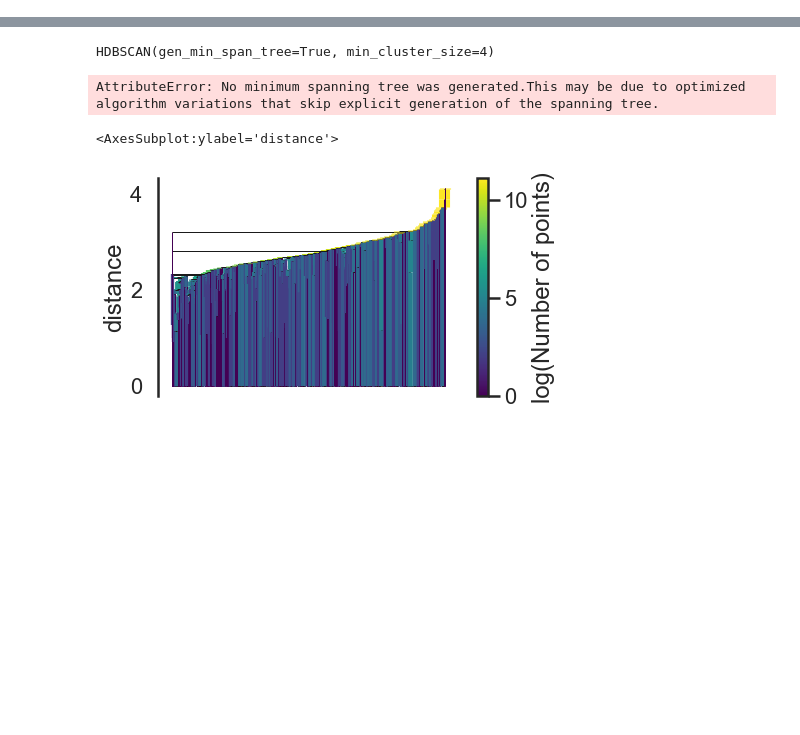
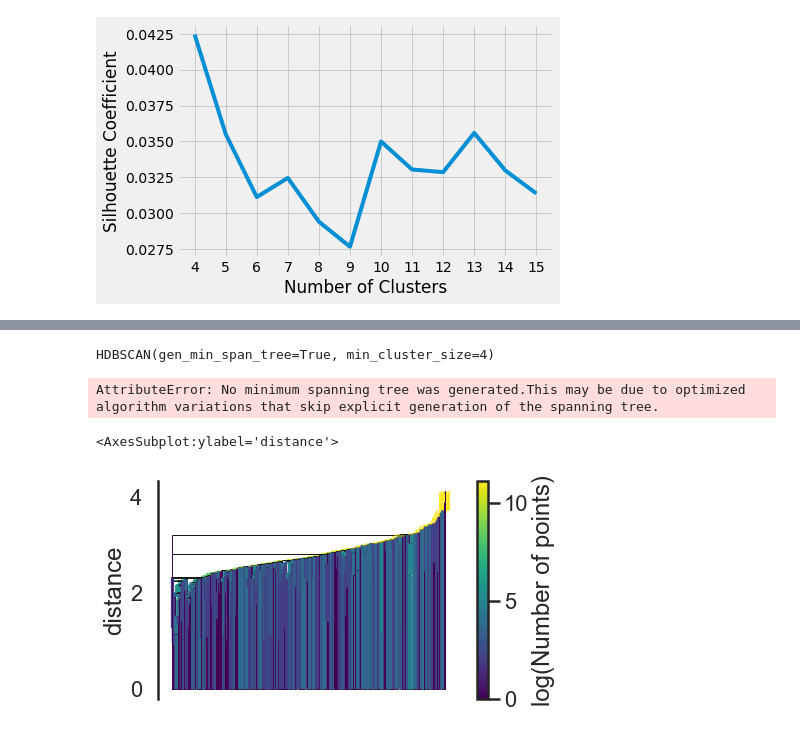
Before and after one commit to eboraks/job-description-nlp-analysis, a Jupyter notebook: notebook/Vectorize_and_Cluster_Phrases.ipynb, the cells around one changed output, grey strips where cells are left out. Cells and saved outputs as stored; diff of their text form; code cells hidden in the pictures; blank space fills up the shorter version.

```diff
--- a/notebook/Vectorize_and_Cluster_Phrases.ipynb
+++ b/notebook/Vectorize_and_Cluster_Phrases.ipynb
@@ -83,0 +104,9 @@ prediction = k_means.predict(vectorized_phrases)
+# %%
+plt.style.use("fivethirtyeight")
+plt.plot(range(MIN_N, MAX_N), silhouette_coefficients)
+plt.xticks(range(MIN_N, MAX_N))
+plt.xlabel("Number of Clusters")
+plt.ylabel("Silhouette Coefficient")
+plt.show()
+# %% [output]
+[figure, added]
```
Also changed, not shown: parts of 36 cells of this notebook.
